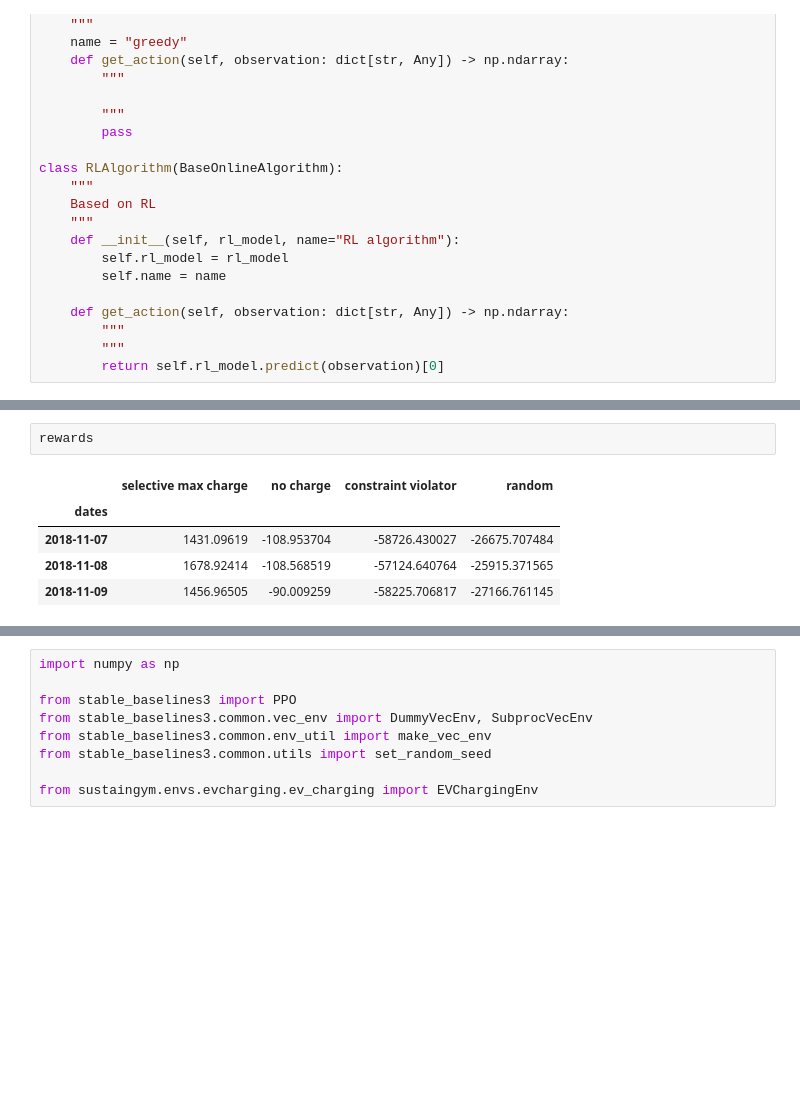
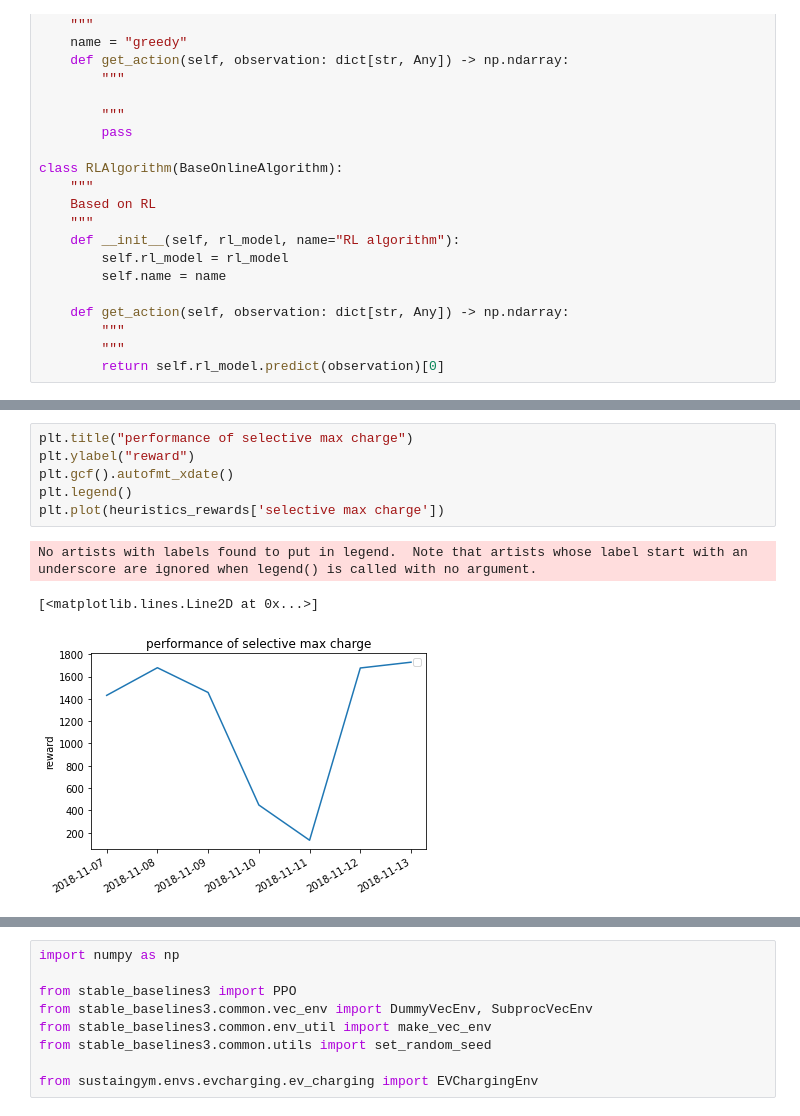
Before and after one commit to chrisyeh96/sustaingym, a Jupyter notebook: examples/baseline_algos.ipynb, the cells around one changed output, grey strips where cells are left out. Drawn from its saved outputs; the diff is of its cells as text; blank space fills up the shorter version.

```diff
--- a/examples/baseline_algos.ipynb
+++ b/examples/baseline_algos.ipynb
@@ -305,8 +309,10 @@ plt.show()
-# %%
-rewards
-# %% [output]
-|  | selective max charge | no charge | constraint violator | random |
-| dates |  |  |  |  |
-| 2018-11-07 | 1431.09619 | -108.953704 | -58726.430027 | -26675.707484 |
-| 2018-11-08 | 1678.92414 | -108.568519 | -57124.640764 | -25915.371565 |
-| 2018-11-09 | 1456.96505 | -90.009259 | -58225.706817 | -27166.761145 |
+# %%
+plt.title("performance of selective max charge")
+plt.ylabel("reward")
+plt.gcf().autofmt_xdate()
+plt.legend()
+plt.plot(heuristics_rewards['selective max charge'])
+# %% [output]
+No artists with labels found to put in legend.  Note that artists whose label start with an underscore are ignored when legend() is called with no argument.
+[<matplotlib.lines.Line2D at 0x...>]
+[figure, added]
```
Also changed, not shown: parts of 15 cells of this notebook, 5 other files.
